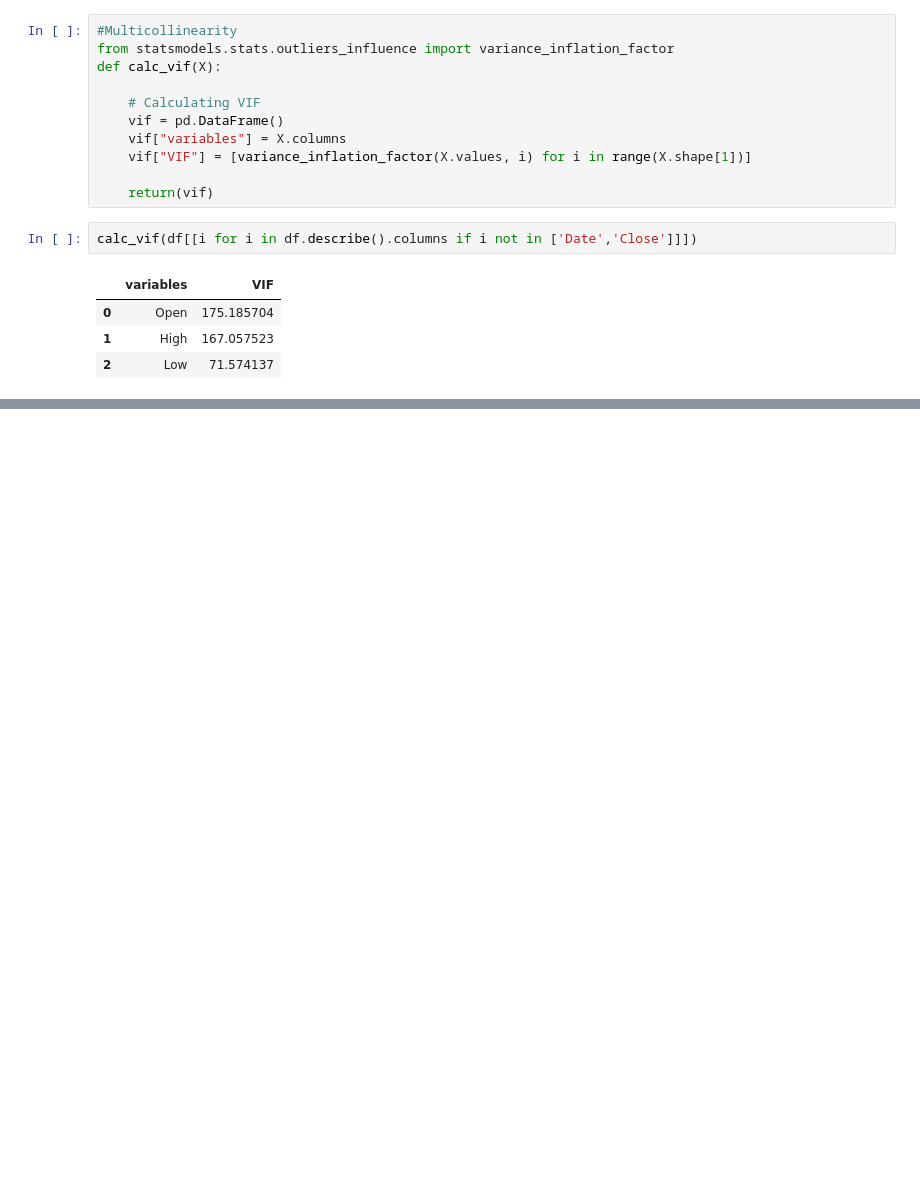
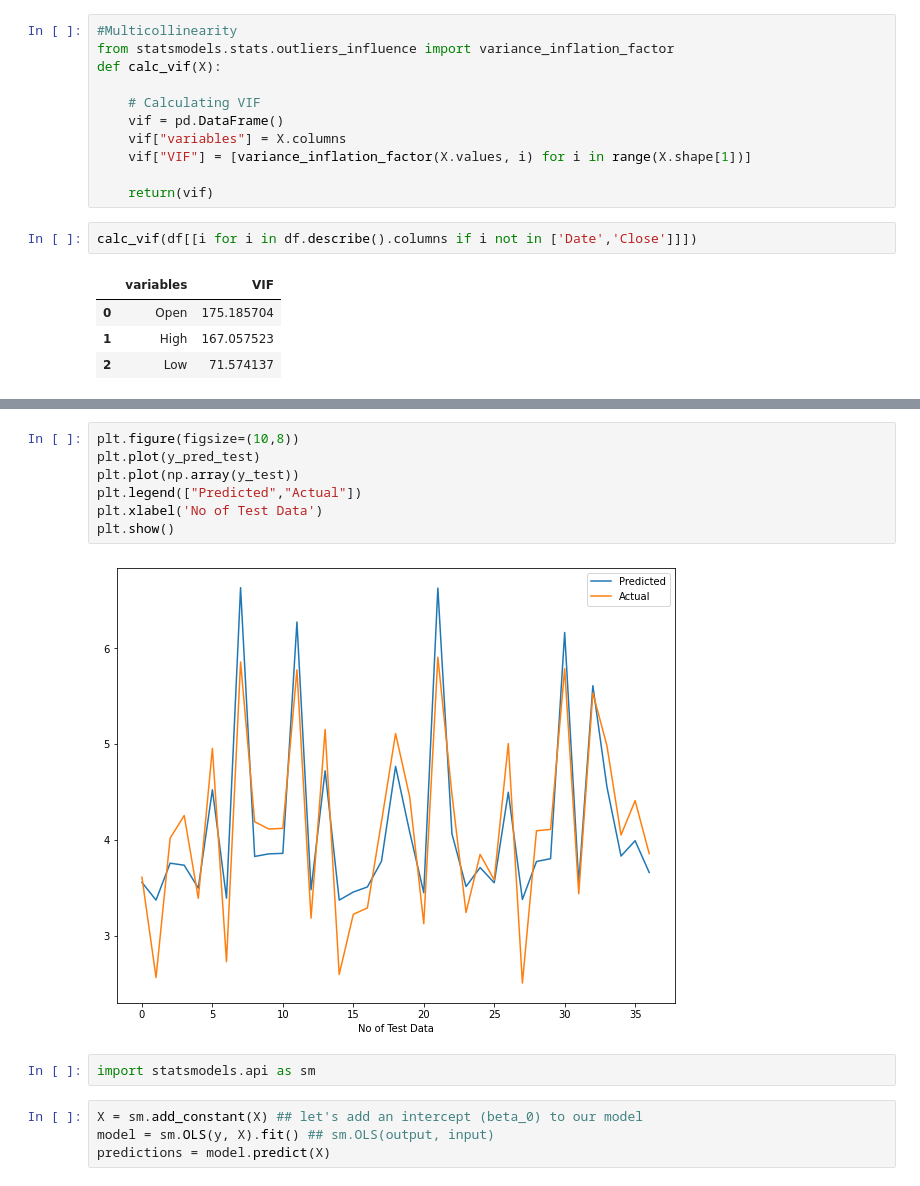
Before and after one commit to Shubhangidharmik/Yes-Bank-Stock-Closing-Prices, a Jupyter notebook: yes_bank_stock_closing_prices_prediction.ipynb, the cells around one changed output, grey strips where cells are left out. Drawn from its saved outputs; the diff is of its cells as text; blank space fills up the shorter version.

```diff
--- a/yes_bank_stock_closing_prices_prediction.ipynb
+++ b/yes_bank_stock_closing_prices_prediction.ipynb
@@ -212,0 +343,15 @@ calc_vif(df[[i for i in df.describe().columns if i not in ['Date','Close']]])
+# %%
+plt.figure(figsize=(10,8))
+plt.plot(y_pred_test)
+plt.plot(np.array(y_test))
+plt.legend(["Predicted","Actual"])
+plt.xlabel('No of Test Data')
+plt.show()
+# %% [output]
+[figure, added]
+# %%
+import statsmodels.api as sm
+# %%
+X = sm.add_constant(X) ## let's add an intercept (beta_0) to our model
+model = sm.OLS(y, X).fit() ## sm.OLS(output, input)
+predictions = model.predict(X)
```
Also changed, not shown: parts of 18 cells of this notebook.
